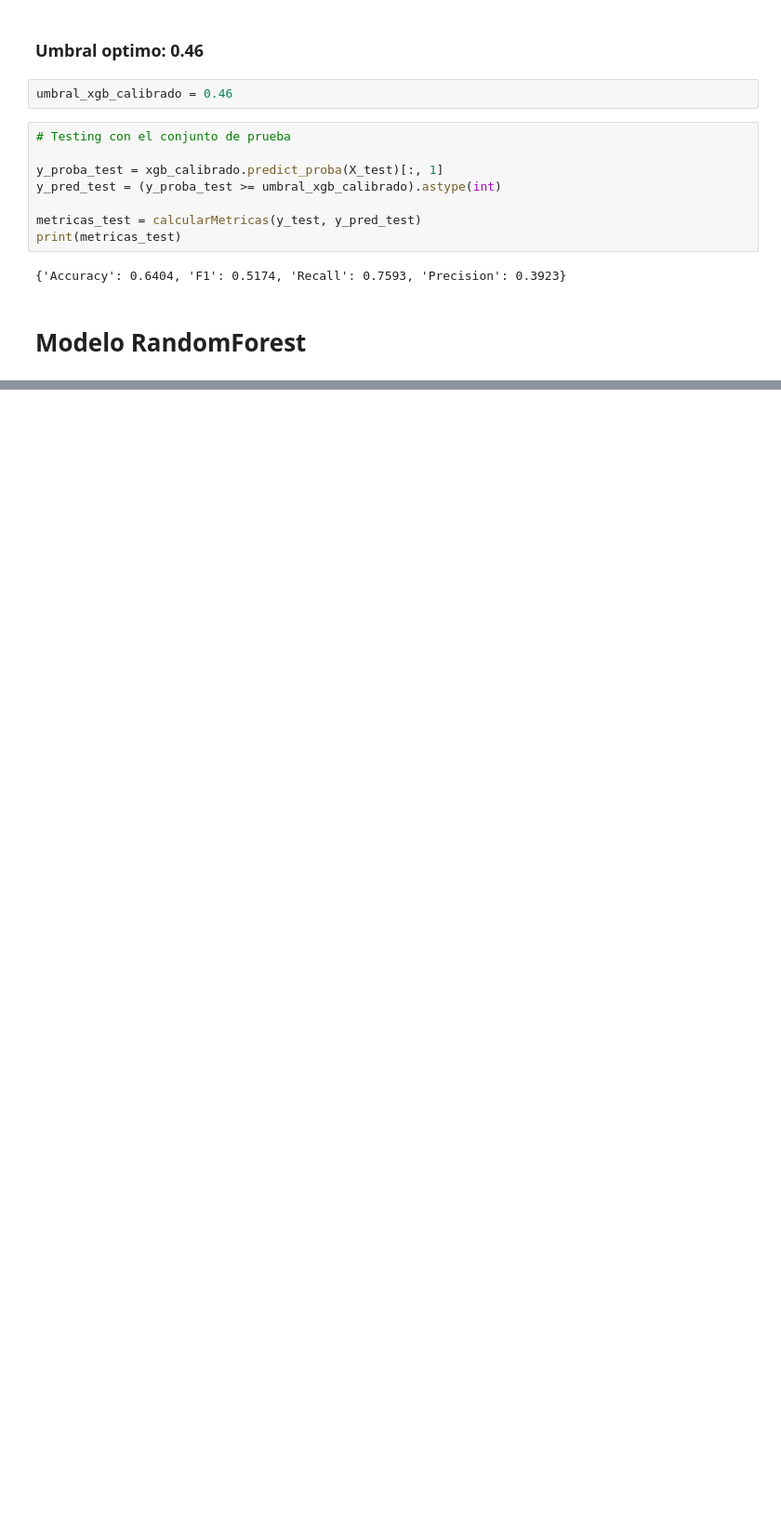
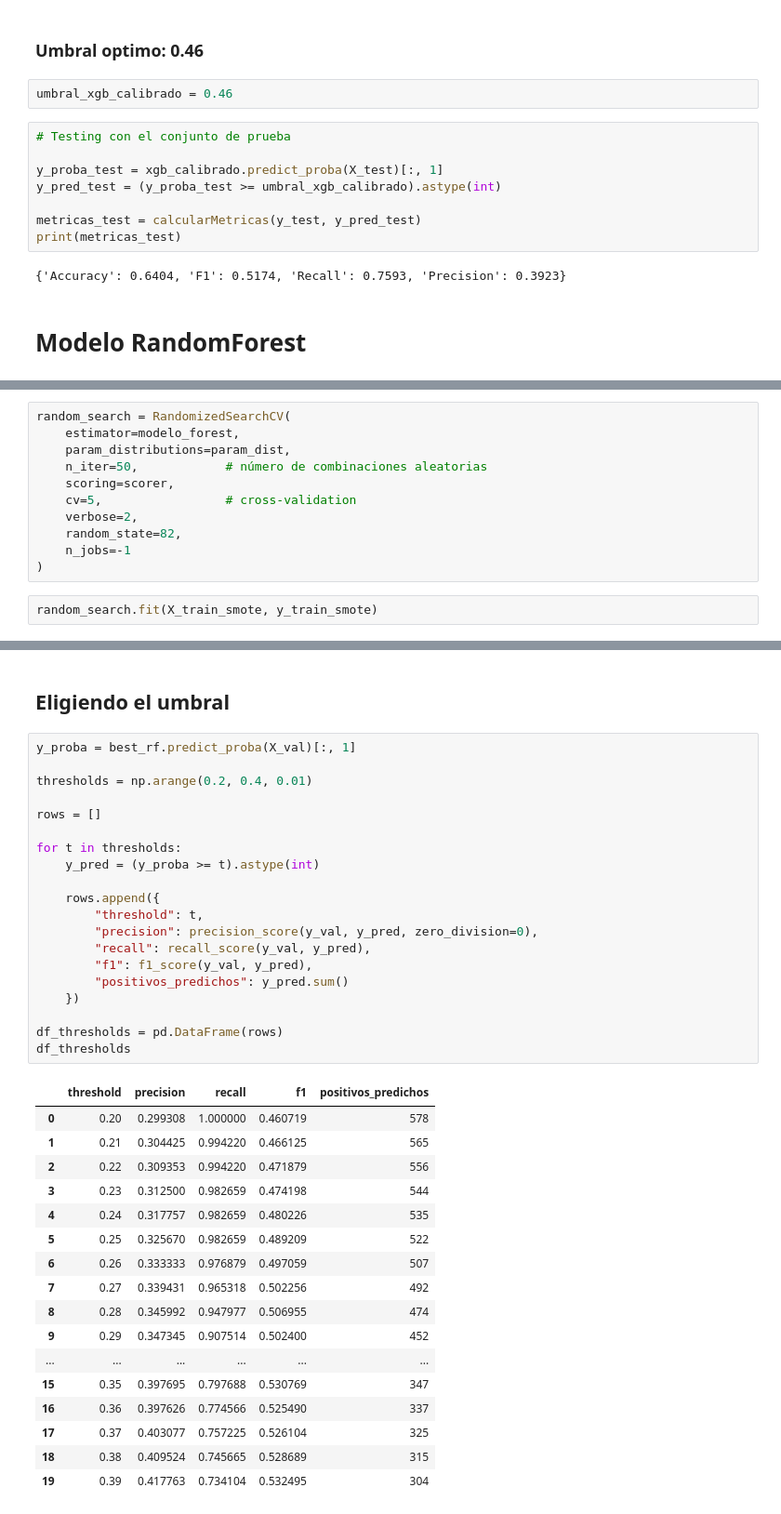
Before and after one commit to GuilleLondero/churn_insight_hackathon, a Jupyter notebook: data_science/notebooks/optimizacion_modelos.ipynb, the cells around one changed output, grey strips where cells are left out. Shown at 93% size. Saved outputs shown, nothing was run; the diff lists cells and outputs as text; blank space fills up the shorter version.

```diff
--- a/data_science/notebooks/optimizacion_modelos.ipynb
+++ b/data_science/notebooks/optimizacion_modelos.ipynb
@@ -1404,0 +1455,13 @@ print(metricas_test)
+# %%
+random_search = RandomizedSearchCV(
+    estimator=modelo_forest,
+    param_distributions=param_dist,
+    n_iter=50,            # número de combinaciones aleatorias
+    scoring=scorer,
+    cv=5,                 # cross-validation
+    verbose=2,
+    random_state=82,
+    n_jobs=-1
+)
+# %%
+random_search.fit(X_train_smote, y_train_smote)
@@ -1404,0 +1503,40 @@ print(metricas_test)
+# %% [markdown]
+## Eligiendo el umbral
+# %%
+y_proba = best_rf.predict_proba(X_val)[:, 1]
+
+thresholds = np.arange(0.2, 0.4, 0.01)
+
+rows = []
+
+for t in thresholds:
+    y_pred = (y_proba >= t).astype(int)
+
+    rows.append({
+        "threshold": t,
+        "precision": precision_score(y_val, y_pred, zero_division=0),
+        "recall": recall_score(y_val, y_pred),
+        "f1": f1_score(y_val, y_pred),
+        "positivos_predichos": y_pred.sum()
+    })
+
+df_thresholds = pd.DataFrame(rows)
+df_thresholds
+# %% [output]
+|  | threshold | precision | recall | f1 | positivos_predichos |
+| 0 | 0.20 | 0.299308 | 1.000000 | 0.460719 | 578 |
+| 1 | 0.21 | 0.304425 | 0.994220 | 0.466125 | 565 |
+| 2 | 0.22 | 0.309353 | 0.994220 | 0.471879 | 556 |
+| 3 | 0.23 | 0.312500 | 0.982659 | 0.474198 | 544 |
+| 4 | 0.24 | 0.317757 | 0.982659 | 0.480226 | 535 |
+| 5 | 0.25 | 0.325670 | 0.982659 | 0.489209 | 522 |
+| 6 | 0.26 | 0.333333 | 0.976879 | 0.497059 | 507 |
+| 7 | 0.27 | 0.339431 | 0.965318 | 0.502256 | 492 |
+| 8 | 0.28 | 0.345992 | 0.947977 | 0.506955 | 474 |
+| 9 | 0.29 | 0.347345 | 0.907514 | 0.502400 | 452 |
+| ... | ... | ... | ... | ... | ... |
+| 15 | 0.35 | 0.397695 | 0.797688 | 0.530769 | 347 |
+| 16 | 0.36 | 0.397626 | 0.774566 | 0.525490 | 337 |
+| 17 | 0.37 | 0.403077 | 0.757225 | 0.526104 | 325 |
+| 18 | 0.38 | 0.409524 | 0.745665 | 0.528689 | 315 |
+| 19 | 0.39 | 0.417763 | 0.734104 | 0.532495 | 304 |
```
Also changed, not shown: parts of 23 cells of this notebook.
